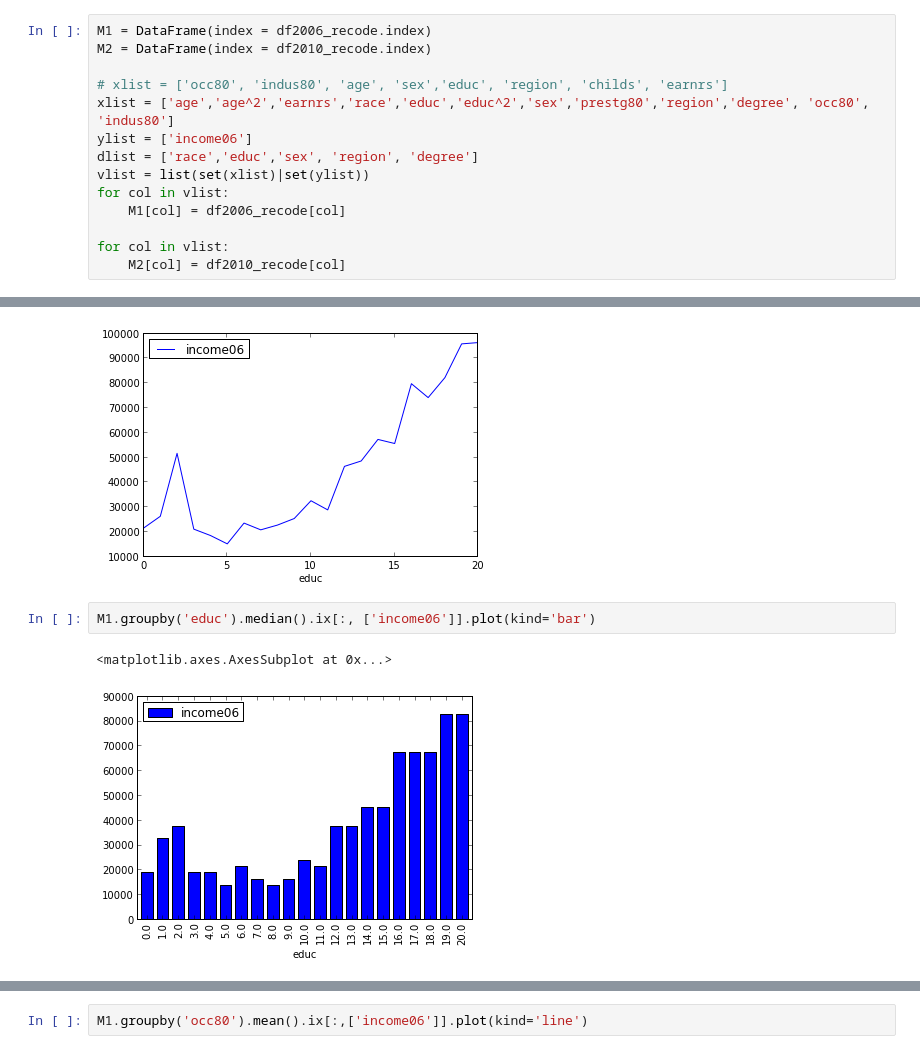
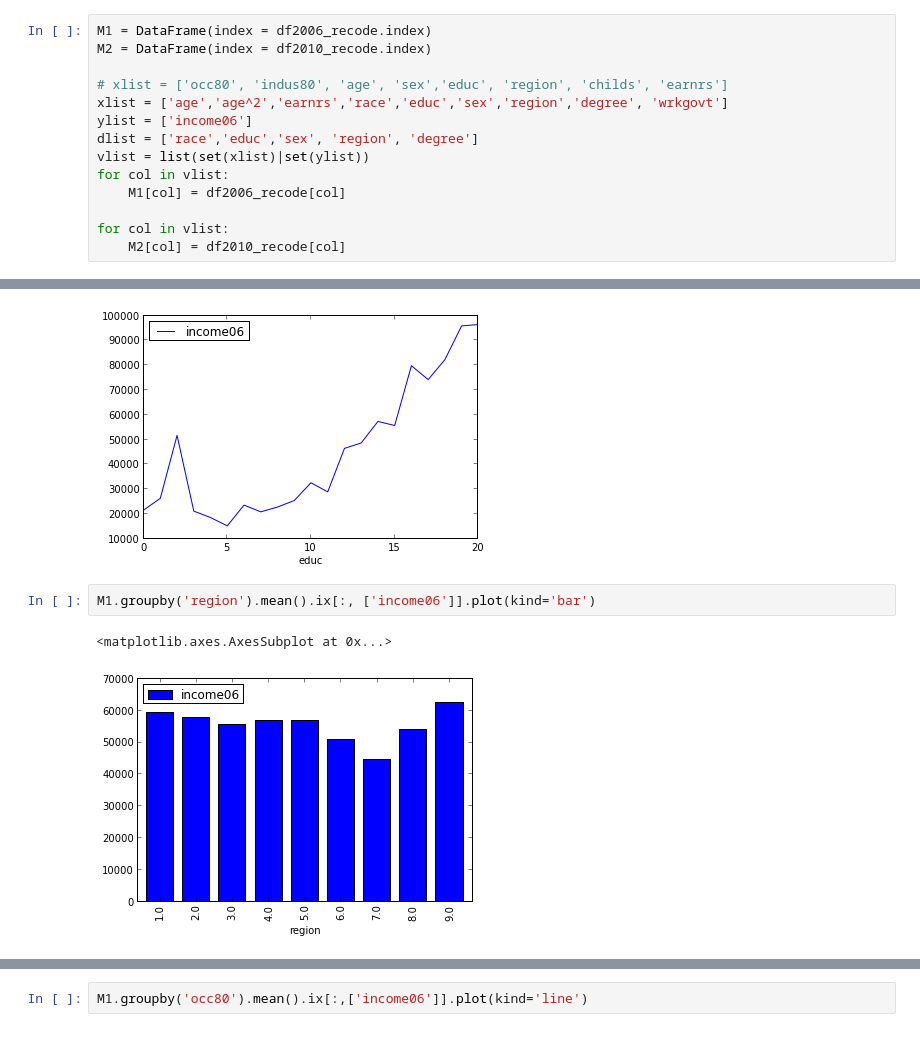
Before and after one commit to bchnge/columbia_datascience_assignment_4, a Jupyter notebook: notebooks/Income-EDA.ipynb, the cells around one changed output, grey strips where cells are left out. Saved outputs shown, nothing was run; the diff lists cells and outputs as text.

```diff
--- a/notebooks/Income-EDA.ipynb
+++ b/notebooks/Income-EDA.ipynb
@@ -232,7 +232,7 @@ M1 = DataFrame(index = df2006_recode.index)
 M2 = DataFrame(index = df2010_recode.index)
 
 # xlist = ['occ80', 'indus80', 'age', 'sex','educ', 'region', 'childs', 'earnrs']
-xlist = ['age','age^2','earnrs','race','educ','educ^2','sex','prestg80','region','degree', 'occ80', 'indus80']
+xlist = ['age','age^2','earnrs','race','educ','sex','region','degree', 'wrkgovt']
 ylist = ['income06']
 dlist = ['race','educ','sex', 'region', 'degree']
 vlist = list(set(xlist)|set(ylist))
@@ -435,7 +430,7 @@ M1.groupby('educ').mean().ix[:, ['income06']].plot(kind='line')
 <matplotlib.axes.AxesSubplot at 0x...>
 [figure]
 # %%
-M1.groupby('educ').median().ix[:, ['income06']].plot(kind='bar')
+M1.groupby('region').mean().ix[:, ['income06']].plot(kind='bar')
 # %% [output]
 <matplotlib.axes.AxesSubplot at 0x...>
-[figure, old version]
+[figure, new version]
```
Also changed, not shown: parts of 15 cells of this notebook, 2 other files.
